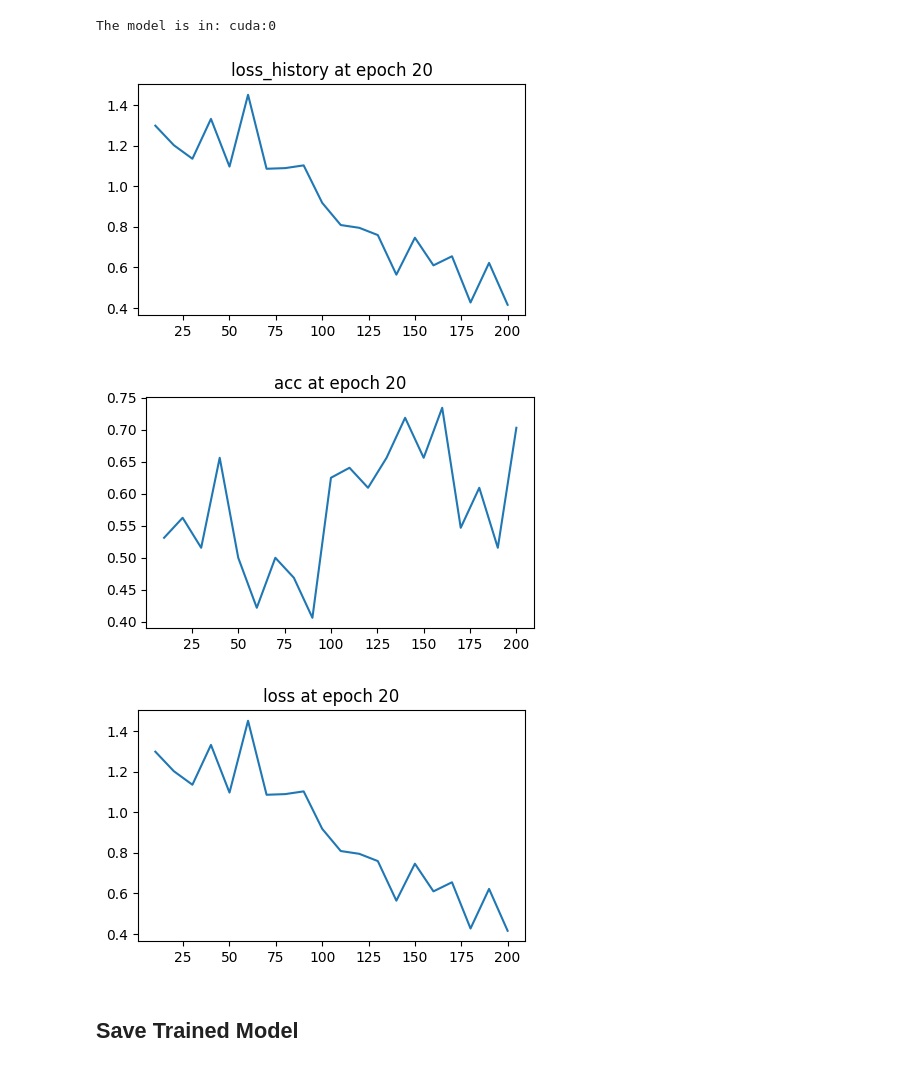
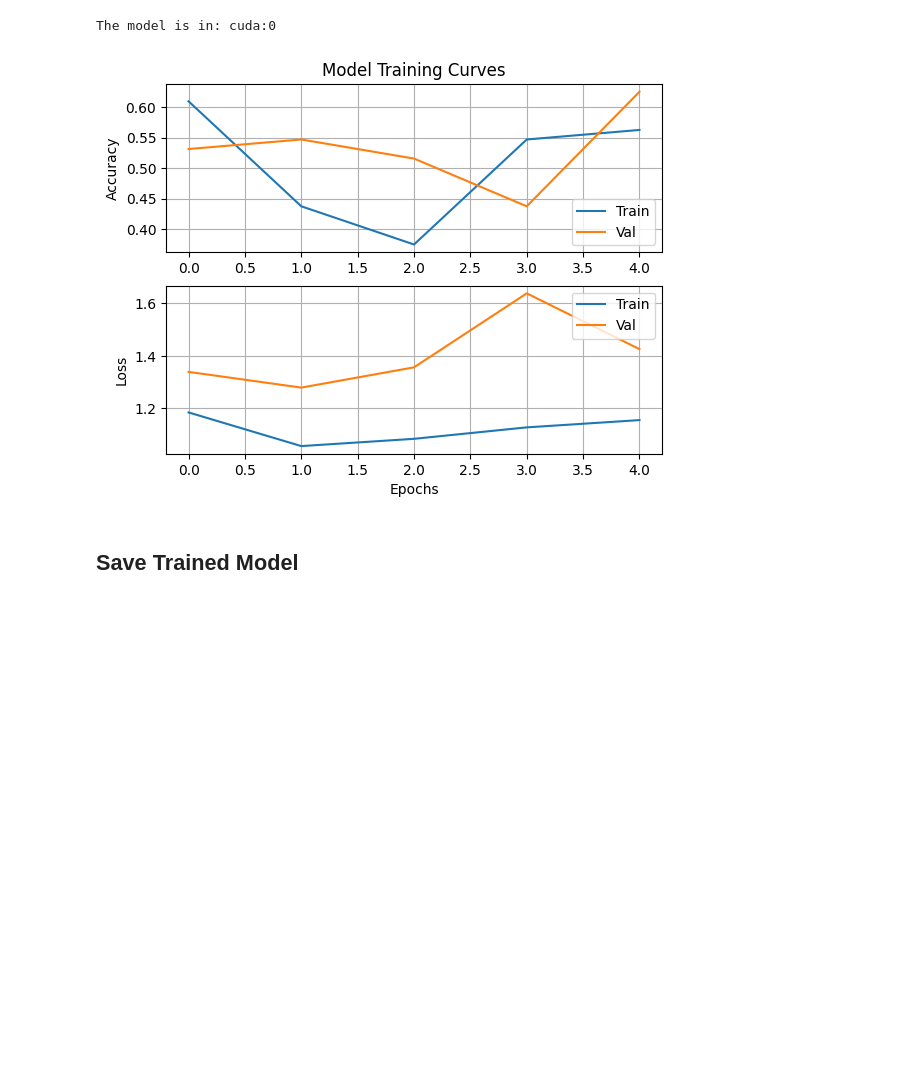
Before and after one commit to DiegoPaezA/siameseNN_covid, a Jupyter notebook: Siamese_8Vgg11.ipynb, the cells around one changed output. Saved outputs shown, nothing was run; the diff lists cells and outputs as text; code cells hidden in the pictures; blank space fills up the shorter version.

```diff
--- a/Siamese_8Vgg11.ipynb
+++ b/Siamese_8Vgg11.ipynb
@@ -25,11 +27,13 @@ cuda:0
 # Load the training dataset
 transformation = transforms.Compose([transforms.Resize((224,224)),
                                      transforms.ToTensor(),
-                                     transforms.Normalize(mean=[0.485, 0.456, 0.406], std=[0.229, 0.224, 0.225]),
+                                     transforms.Normalize(mean=[0.485, 0.456, 0.406],
+                                                          std=[0.229, 0.224, 0.225]),
                                      transforms.RandomHorizontalFlip()
                                     ])
 
-folder_datatrain = SiameseNetworkDataset(root_path=os.path.join('dataset_jpg1','train'), transform=transformation)
+folder_datatrain = SiameseNetworkDataset(root_path=os.path.join('dataset_jpg1','train'),
+                                         transform=transformation)
 
 train_size = int(0.8 * len(folder_datatrain))
 val_size = len(folder_datatrain) - train_size
@@ -151,8 +160,8 @@ optimizer = optim.Adam(net.parameters(), lr = 0.00001)
 # %%
 # Train the model
-model,metrics =net.train_eval(net,optimizer,
-                              criterion,
-                              dataloaders,
-                              num_epochs = 5)
+model, metrics = net.train_eval(net,optimizer,
+                                criterion,
+                                dataloaders,
+                                num_epochs = 100)
 # %% [output]
 Epoch 1/5
@@ -189,11 +191,0 @@ def show_plot(iteration,loss, name:str, figsize=(5,3)):
-# %%
-show_plot(metrics["counter"], metrics["loss_history"], "loss_history")
-show_plot(metrics["counter"], acc, "acc")
-show_plot(metrics["counter"], metrics["loss"], "loss")
-# print('counter =',metrics["counter"])
-# print('loss_history =',metrics["loss_history"])
-# print('loss =',metrics["loss"])
-# %% [output]
-[figure, removed]
-[figure, removed]
-[figure, removed]
@@ -200,3 +194,7 @@ show_plot(metrics["counter"], metrics["loss"], "loss")
+# %%
+plot_training_curves(metrics)
+# %% [output]
+[figure, added]
 # %% [markdown]
 ## Save Trained Model
 # %%
```
Also changed, not shown: parts of 14 cells of this notebook.
